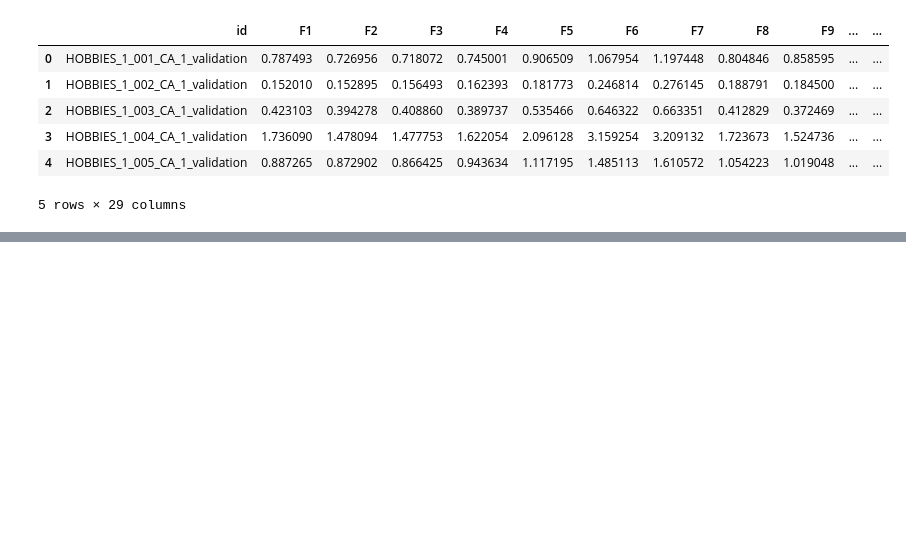
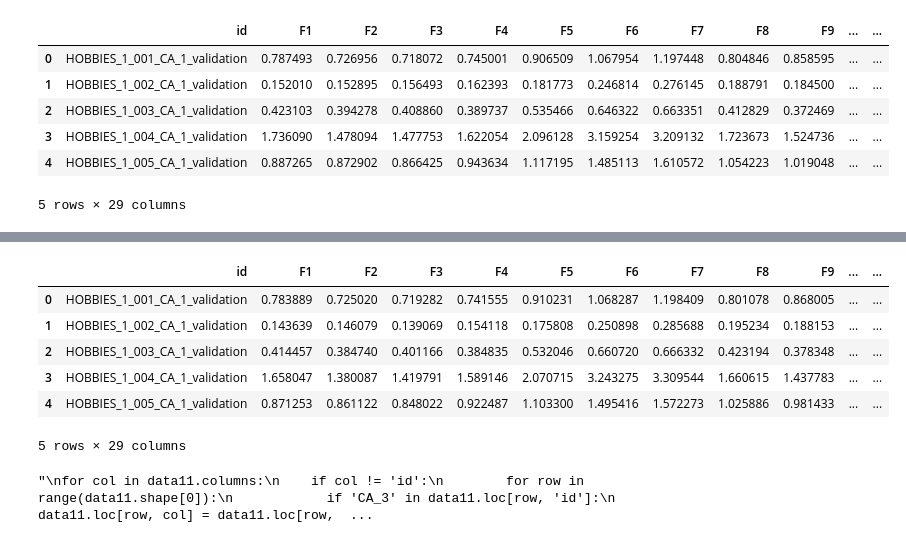
Before and after one commit to fyk7/M5_kaggle, a Jupyter notebook: notebook/ensemble_magic.ipynb, the cells around one changed output, grey strips where cells are left out. Saved outputs shown, nothing was run; the diff lists cells and outputs as text; code cells hidden in the pictures; blank space fills up the shorter version.

```diff
--- a/notebook/ensemble_magic.ipynb
+++ b/notebook/ensemble_magic.ipynb
@@ -44,0 +64,21 @@ submission.head()
+# %%
+#これはおまけ
+data11[data11['id'].str.contains('CA_1')].head()
+# %% [output]
+|  | id | F1 | F2 | F3 | F4 | F5 | F6 | F7 | F8 | F9 | ... | ... |
+| 0 | HOBBIES_1_001_CA_1_validation | 0.783889 | 0.725020 | 0.719282 | 0.741555 | 0.910231 | 1.068287 | 1.198409 | 0.801078 | 0.868005 | ... | ... |
+| 1 | HOBBIES_1_002_CA_1_validation | 0.143639 | 0.146079 | 0.139069 | 0.154118 | 0.175808 | 0.250898 | 0.285688 | 0.195234 | 0.188153 | ... | ... |
+| 2 | HOBBIES_1_003_CA_1_validation | 0.414457 | 0.384740 | 0.401166 | 0.384835 | 0.532046 | 0.660720 | 0.666332 | 0.423194 | 0.378348 | ... | ... |
+| 3 | HOBBIES_1_004_CA_1_validation | 1.658047 | 1.380087 | 1.419791 | 1.589146 | 2.070715 | 3.243275 | 3.309544 | 1.660615 | 1.437783 | ... | ... |
+| 4 | HOBBIES_1_005_CA_1_validation | 0.871253 | 0.861122 | 0.848022 | 0.922487 | 1.103300 | 1.495416 | 1.572273 | 1.025886 | 0.981433 | ... | ... |
+5 rows × 29 columns
+# %%
+'''
+for col in data11.columns:
+    if col != 'id':
+        for row in range(data11.shape[0]):
+            if 'CA_3' in data11.loc[row, 'id']:
+                data11.loc[row, col] = data11.loc[row, col]
+'''
+# %% [output]
+"\nfor col in data11.columns:\n    if col != 'id':\n        for row in range(data11.shape[0]):\n            if 'CA_3' in data11.loc[row, 'id']:\n                data11.loc[row, col] = data11.loc[row,  ...
```
Also changed, not shown: parts of 8 cells of this notebook, 3 other files.
